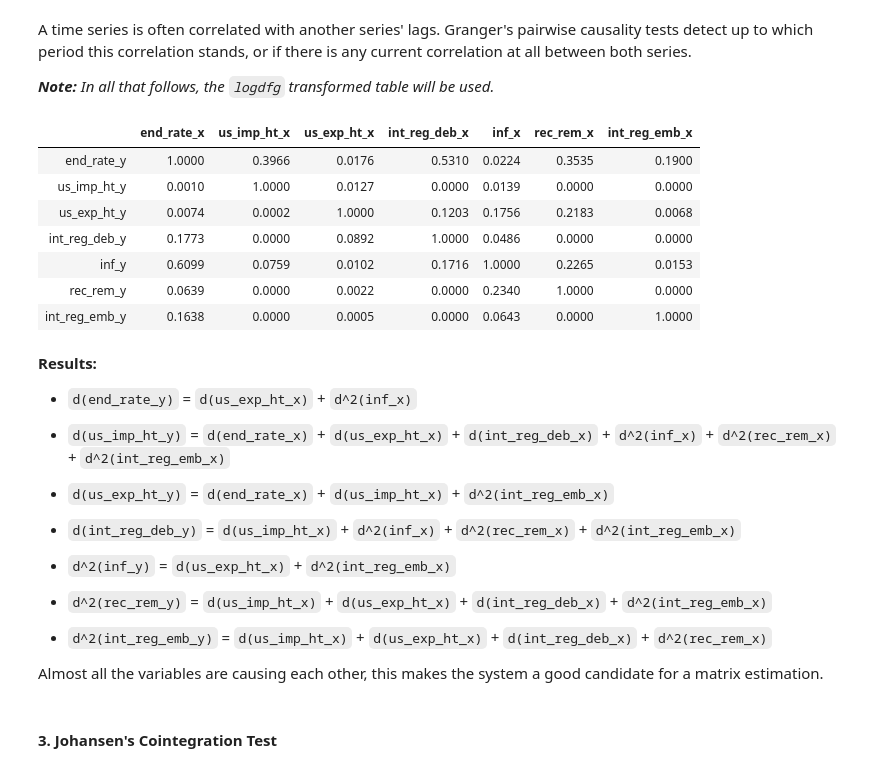
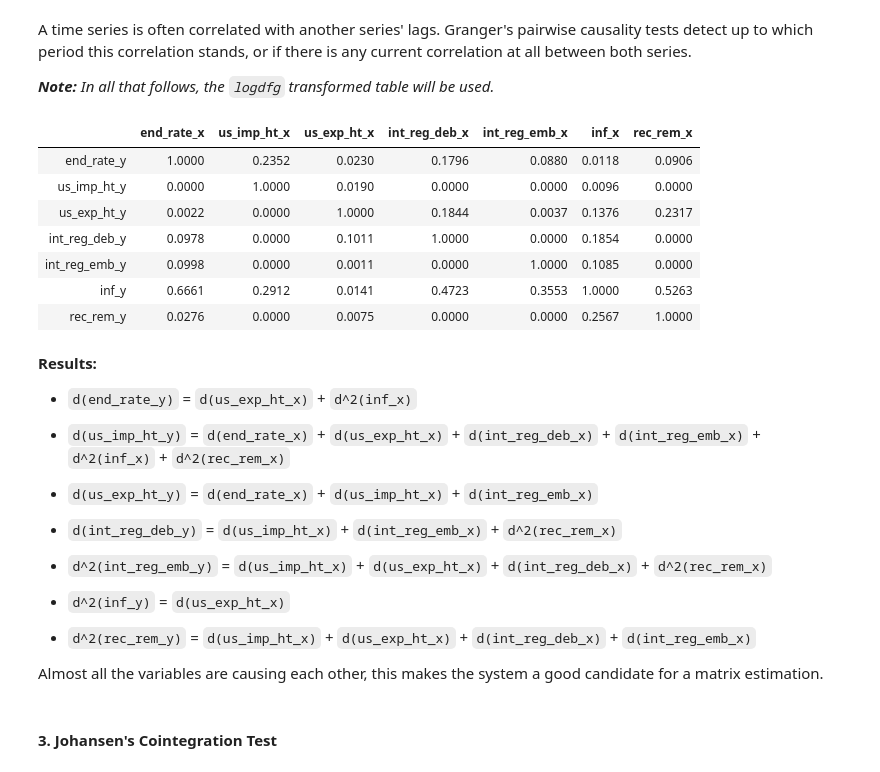
Before and after one commit to gregpinchy/creative-capstone-AA, a Jupyter notebook: time_series.ipynb, the cells around one changed output. Saved outputs shown, nothing was run; the diff lists cells and outputs as text; code cells hidden in the pictures.

```diff
--- a/time_series.ipynb
+++ b/time_series.ipynb
@@ -446,0 +453,5 @@ logdf.head()
+# %%
+Xtrain = logdf[0:-5]
+Xtest = logdf[-5:]
+
+Xtrain.shape, Xtest.shape
@@ -1042,7 +1055,7 @@ All series are non-stationary at level when the no-trend-no-constant model of Di
 # %% [markdown]
 #### 2.- Dickey Fuller's Unit Root (first differences)
 # %%
-diff1 = logdf.copy().diff().dropna()
+diff1 = Xtrain.copy().diff().dropna()
 diff1.head()
 # %% [output]
 |  | end_rate | inf | rec_rem | us_imp_ht | us_exp_ht | int_reg_deb | int_reg_emb |
@@ -1079,4 +1092,4 @@ All variables but `inf`, `rec_rem` and `int_reg_emb` are stationary in first-dif
 # %%
-diff11 = diff1[['inf', 'rec_rem', 'int_reg_emb']]
+diff11 = diff1[['inf', 'rec_rem']]
 diff11.head()
 # %% [output]
@@ -1175,3 +1188,4 @@ All series are stationary with a trend and a constant. The logarithm of the vari
 # %%
-logdfg = pd.concat([diff1[['end_rate', 'us_imp_ht', 'us_exp_ht', 'int_reg_deb']], diff2], axis=1, sort=False).dropna()
+X_train = pd.concat([diff1[['end_rate', 'us_imp_ht', 'us_exp_ht', 'int_reg_deb', 'int_reg_emb']], diff2],
+                    axis=1, sort=False).dropna()
 # %%
@@ -1193,63 +1207,63 @@ _**Note:** In all that follows, the `logdfg` transformed table will be used._
 # %%
 from statsmodels.tsa.stattools import grangercausalitytests
 maxlag=9
 test = 'ssr_chi2test'
 def grangers_causation_matrix(data, variables, test=test, verbose=False):
     """Check Granger Causality of all possible combinations of the Time series.
     The rows are the response variable, columns are predictors. The values in the table
     are the P-Values. P-Values lesser than the significance level (0.05), implies
     the Null Hypothesis that the coefficients of the corresponding past values is
     zero, that is, the X does not cause Y can be rejected.
 
     data      : pandas dataframe containing the time series variables
     variables : list containing names of the time series variables.
     """
     df = pd.DataFrame(np.zeros((len(variables), len(variables))), columns=variables, index=variables)
     for c in df.columns:
         for r in df.index:
             test_result = grangercausalitytests(data[[r, c]], maxlag=maxlag, verbose=False)
             p_values = [round(test_result[i+1][0][test][1],4) for i in range(maxlag)]
             if verbose: print(f'Y = {r}, X = {c}, P Values = {p_values}')
             min_p_value = np.min(p_values)
             df.loc[r, c] = min_p_value
     df.columns = [var + '_x' for var in variables]
     df.index = [var + '_y' for var in variables]
     return df
 
-grangers_causation_matrix(logdfg, variables = logdfg.columns)
+grangers_causation_matrix(X_train, variables = X_train.columns)
 # %% [output]
-|  | end_rate_x | us_imp_ht_x | us_exp_ht_x | int_reg_deb_x | inf_x | rec_rem_x | int_reg_emb_x |
-| end_rate_y | 1.0000 | 0.3966 | 0.0176 | 0.5310 | 0.0224 | 0.3535 | 0.1900 |
-| us_imp_ht_y | 0.0010 | 1.0000 | 0.0127 | 0.0000 | 0.0139 | 0.0000 | 0.0000 |
-| us_exp_ht_y | 0.0074 | 0.0002 | 1.0000 | 0.1203 | 0.1756 | 0.2183 | 0.0068 |
-| int_reg_deb_y | 0.1773 | 0.0000 | 0.0892 | 1.0000 | 0.0486 | 0.0000 | 0.0000 |
-| inf_y | 0.6099 | 0.0759 | 0.0102 | 0.1716 | 1.0000 | 0.2265 | 0.0153 |
-| rec_rem_y | 0.0639 | 0.0000 | 0.0022 | 0.0000 | 0.2340 | 1.0000 | 0.0000 |
-| int_reg_emb_y | 0.1638 | 0.0000 | 0.0005 | 0.0000 | 0.0643 | 0.0000 | 1.0000 |
+|  | end_rate_x | us_imp_ht_x | us_exp_ht_x | int_reg_deb_x | int_reg_emb_x | inf_x | rec_rem_x |
+| end_rate_y | 1.0000 | 0.2352 | 0.0230 | 0.1796 | 0.0880 | 0.0118 | 0.0906 |
+| us_imp_ht_y | 0.0000 | 1.0000 | 0.0190 | 0.0000 | 0.0000 | 0.0096 | 0.0000 |
+| us_exp_ht_y | 0.0022 | 0.0000 | 1.0000 | 0.1844 | 0.0037 | 0.1376 | 0.2317 |
+| int_reg_deb_y | 0.0978 | 0.0000 | 0.1011 | 1.0000 | 0.0000 | 0.1854 | 0.0000 |
+| int_reg_emb_y | 0.0998 | 0.0000 | 0.0011 | 0.0000 | 1.0000 | 0.1085 | 0.0000 |
+| inf_y | 0.6661 | 0.2912 | 0.0141 | 0.4723 | 0.3553 | 1.0000 | 0.5263 |
+| rec_rem_y | 0.0276 | 0.0000 | 0.0075 | 0.0000 | 0.0000 | 0.2567 | 1.0000 |
 # %% [markdown]
 **Results:**
 
 + `d(end_rate_y)` = `d(us_exp_ht_x)` + `d^2(inf_x)`
 
 
-+ `d(us_imp_ht_y)` = `d(end_rate_x)` + `d(us_exp_ht_x)` + `d(int_reg_deb_x)` + `d^2(inf_x)` + `d^2(rec_rem_x)` + `d^2(int_reg_emb_x)`
++ `d(us_imp_ht_y)` = `d(end_rate_x)` + `d(us_exp_ht_x)` + `d(int_reg_deb_x)` + `d(int_reg_emb_x)` + `d^2(inf_x)` + `d^2(rec_rem_x)`
 
 
-+ `d(us_exp_ht_y)` = `d(end_rate_x)` + `d(us_imp_ht_x)` + `d^2(int_reg_emb_x)`
++ `d(us_exp_ht_y)` = `d(end_rate_x)` + `d(us_imp_ht_x)` + `d(int_reg_emb_x)`
 
 
-+ `d(int_reg_deb_y)` = `d(us_imp_ht_x)` + `d^2(inf_x)` + `d^2(rec_rem_x)` + `d^2(int_reg_emb_x)`
-
-
-+ `d^2(inf_y)` = `d(us_exp_ht_x)` + `d^2(int_reg_emb_x)`
-
-
-+ `d^2(rec_rem_y)` = `d(us_imp_ht_x)` + `d(us_exp_ht_x)` + `d(int_reg_deb_x)` + `d^2(int_reg_emb_x)`
++ `d(int_reg_deb_y)` = `d(us_imp_ht_x)` + `d(int_reg_emb_x)` + `d^2(rec_rem_x)`
 
 
 + `d^2(int_reg_emb_y)` = `d(us_imp_ht_x)` + `d(us_exp_ht_x)` + `d(int_reg_deb_x)` + `d^2(rec_rem_x)`
 
 
++ `d^2(inf_y)` = `d(us_exp_ht_x)`
+
+
++ `d^2(rec_rem_y)` = `d(us_imp_ht_x)` + `d(us_exp_ht_x)` + `d(int_reg_deb_x)` + `d(int_reg_emb_x)`
+
+
 Almost all the variables are causing each other, this makes the system a good candidate for a matrix estimation.
 # %% [markdown]
 #### 3. Johansen's Cointegration Test
```
Also changed, not shown: parts of 37 cells of this notebook.
